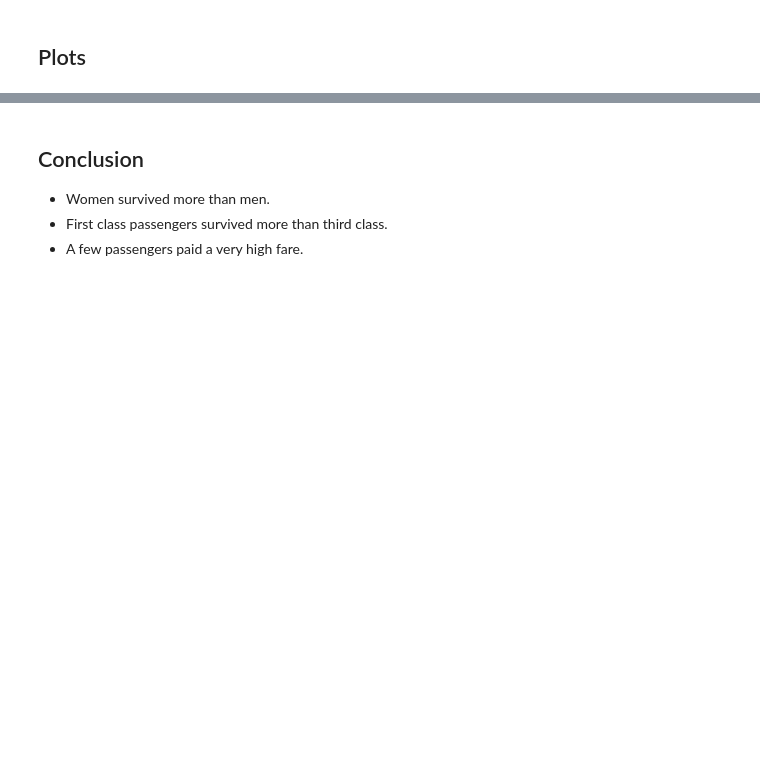
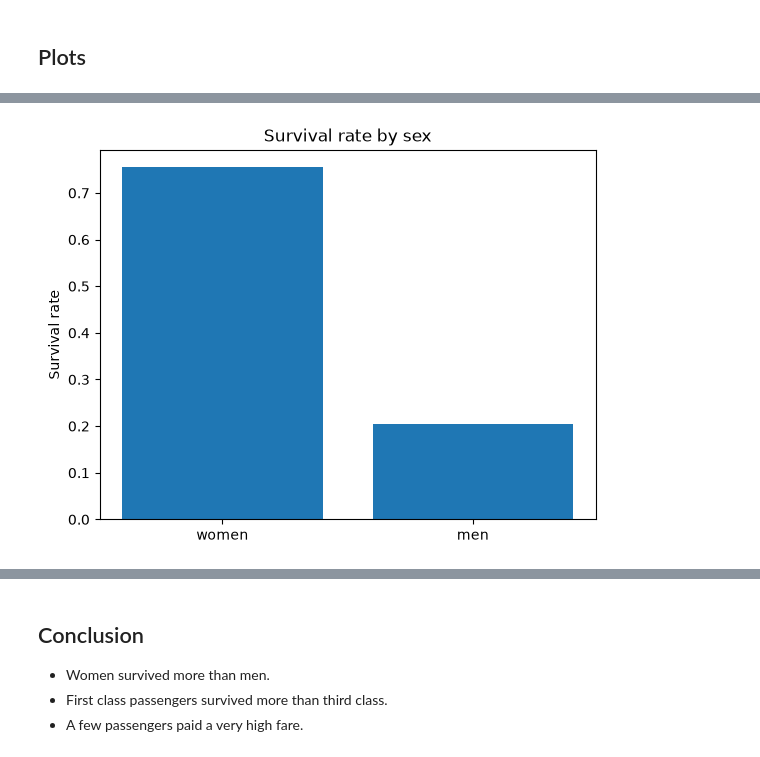
Before and after one commit to sheidashahreki/Data_Analysis_Tasks, a Jupyter notebook: Titanic_Analysis.ipynb, the cells around one changed output, grey strips where cells are left out. Cells and saved outputs as stored; diff of their text form; code cells hidden in the pictures; blank space fills up the shorter version.

```diff
--- a/Titanic_Analysis.ipynb
+++ b/Titanic_Analysis.ipynb
@@ -123,0 +124,5 @@ df[df["age"] > 60].head()
+# %%
+men = df[df["sex"] == "male"]
+
+print("women:", women["survived"].mean())
+print("men:", men["survived"].mean())
@@ -227,0 +234,7 @@ fig.show()
+# %%
+plt.bar(["women", "men"], [women["survived"].mean(), men["survived"].mean()])
+plt.title("Survival rate by sex")
+plt.ylabel("Survival rate")
+plt.show()
+# %% [output]
+[figure, added]
```
Also changed, not shown: parts of 15 cells of this notebook.
